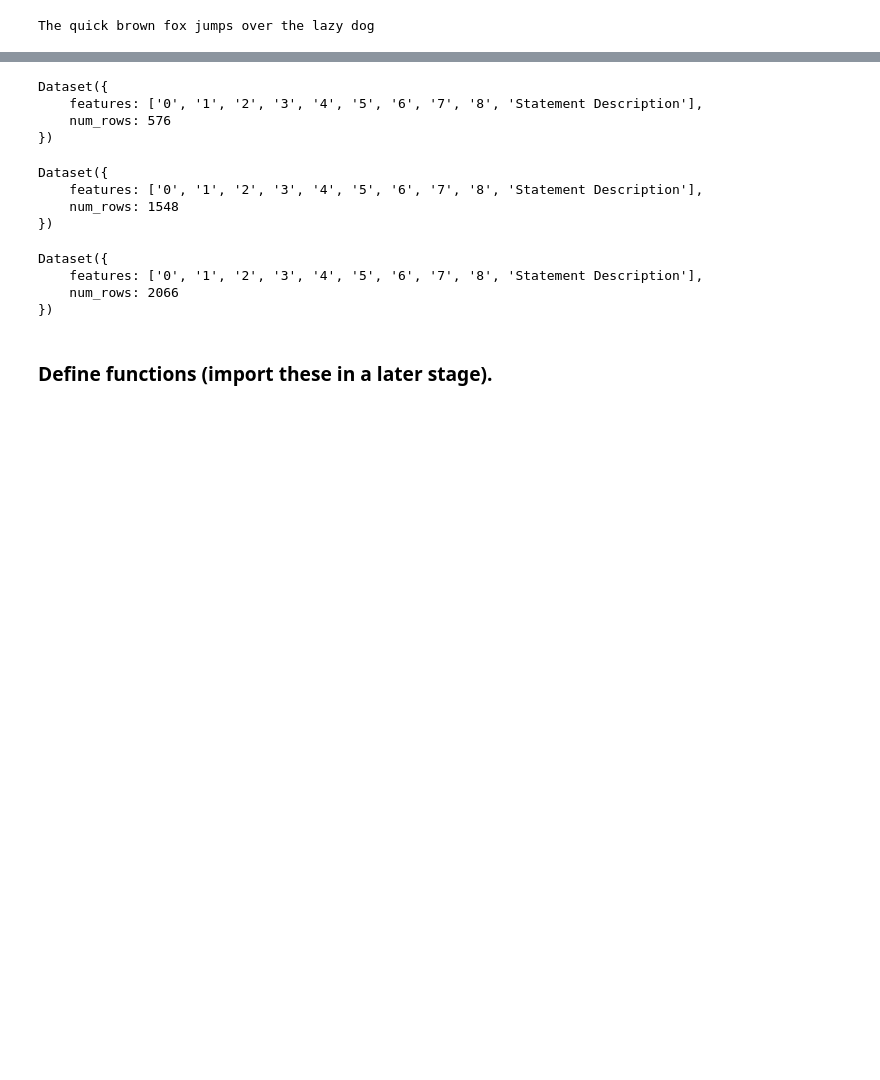
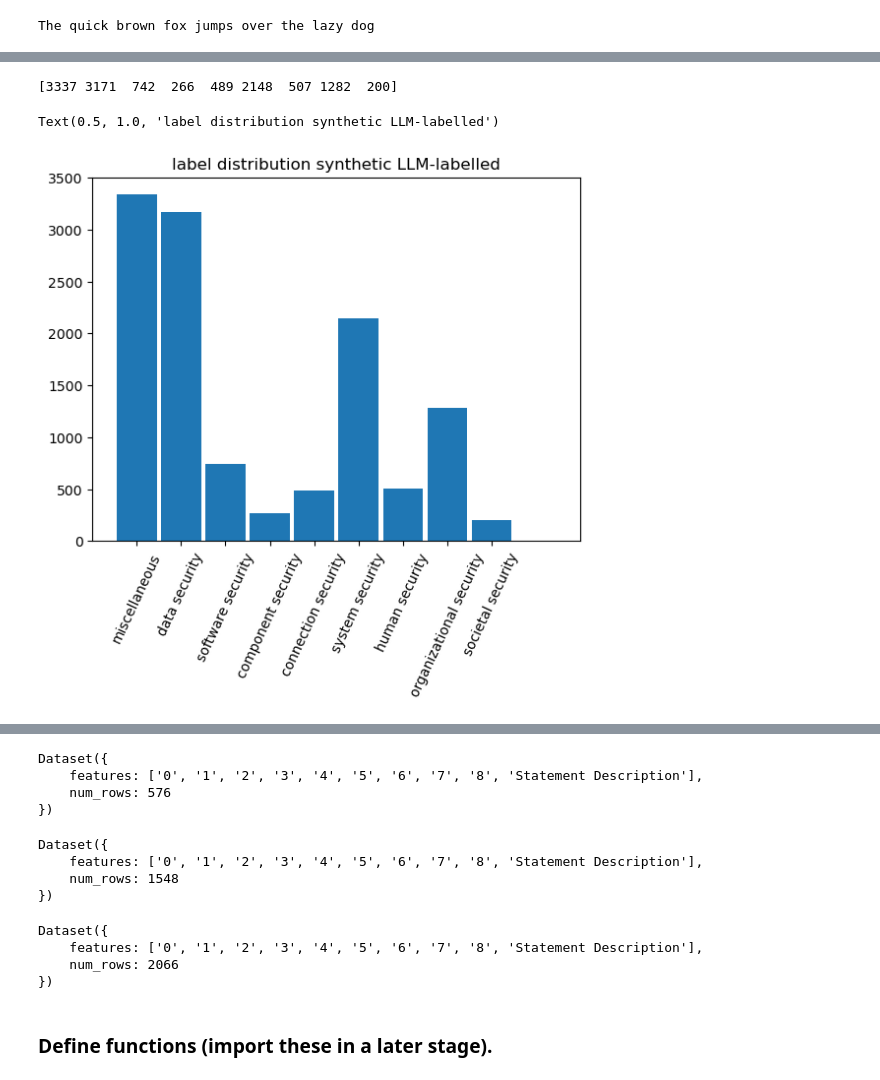
Before and after one commit to arthurnijdam/LLMedu, a Jupyter notebook: train_BERT.ipynb, the cells around one changed output, grey strips where cells are left out. Drawn from its saved outputs; the diff is of its cells as text; code cells hidden in the pictures; blank space fills up the shorter version.

```diff
--- a/train_BERT.ipynb
+++ b/train_BERT.ipynb
@@ -397,0 +583,13 @@ Dataset({
+# %%
+# load synthetic dataset
+input1 = pd.read_csv("data/train_synthetic_v2.csv")
+input2 = pd.read_csv("data/train_synthetic_v2_labels.csv")
+input1 = input2.merge(input1, on="Unnamed: 0", how='right')
+dataset2 = Dataset.from_pandas(input1)
+dataset2 = dataset2.remove_columns(['Unnamed: 0','label'])
+dataset2 = dataset2.map(preprocess)
+print(dataset2)
+#print(dataset2)
+# merge train_dataset with synthetic dataset.
+#train_dataset = concatenate_datasets([train_dataset, dataset2])
+#print(train_dataset)
@@ -397,0 +751,23 @@ Dataset({
+# %%
+# check labels
+import matplotlib.pyplot as plt
+from collections import Counter
+dataset = copy.deepcopy(dataset2)
+non_oh = np.concatenate([list(np.where(np.array(row)==1.)[0]) for row in dataset['labels']], axis=0)
+counts, bins = np.histogram(non_oh, bins=[0,1,2,3,4,5,6,7,8,9])
+counts = np.bincount(non_oh)
+print(counts)
+
+x_labels = ["miscellaneous", "data security", "software security", "component security", "connection security",
+            "system security", "human security",  "organizational security","societal security"]
+# plot histogram of labels
+fig, ax = plt.subplots();
+ax.bar(range(9), counts, width=0.9, align='center');
+ax.set(xticks=range(9), xlim=[-1,10]);
+ax.set_xticks(np.arange(len(x_labels)))
+ax.set_xticklabels(x_labels, rotation=65)
+ax.set_title('label distribution synthetic LLM-labelled')
+# %% [output]
+[3337 3171  742  266  489 2148  507 1282  200]
+Text(0.5, 1.0, 'label distribution synthetic LLM-labelled')
+[figure, added]
```
Also changed, not shown: parts of 36 cells of this notebook, 6 other files.
